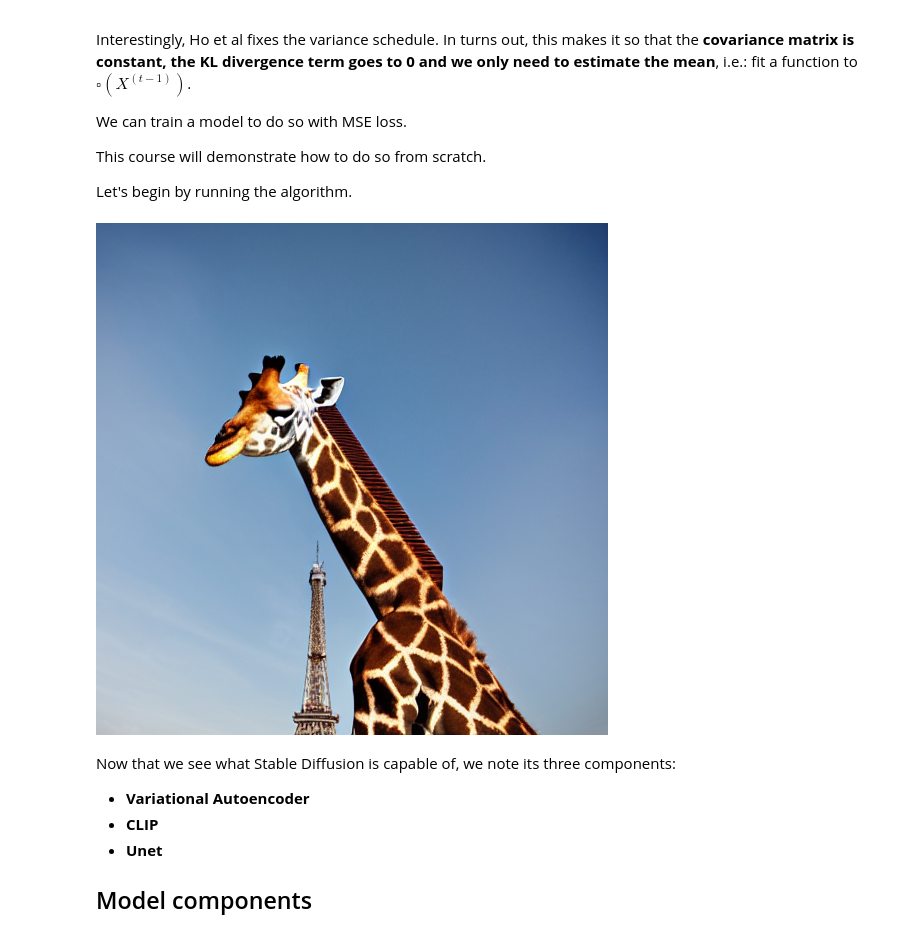
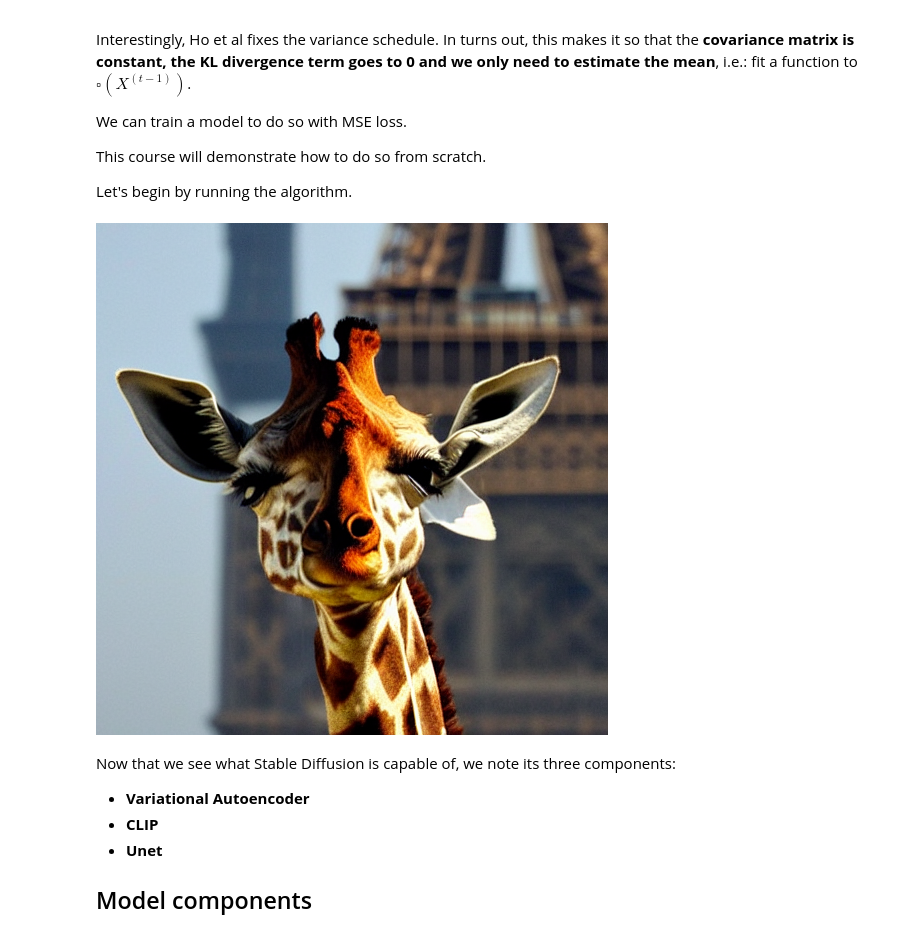
Before and after one commit to jeremyadamsfisher/SlowAI, a Jupyter notebook: nbs/00_overview.ipynb, the cells around one changed output. Cells and saved outputs as stored; diff of their text form; code cells hidden in the pictures.

```diff
--- a/nbs/00_overview.ipynb
+++ b/nbs/00_overview.ipynb
@@ -187,18 +193,18 @@ TORCH_DEVICE = (
 # %%
 pipe = StableDiffusionPipeline.from_pretrained("CompVis/stable-diffusion-v1-4")
 # Use a simple noising scheduler for the initial draft
 pipe.scheduler = LMSDiscreteScheduler(
     beta_start=0.00085,
     beta_end=0.012,
     beta_schedule="scaled_linear",
     num_train_timesteps=1000,
 )
 pipe = pipe.to(TORCH_DEVICE)
 pipe.enable_attention_slicing()
-prompt = "a photo of an giraffe taking a selfie on top of the eiffel tower, dlsr, nikon, national geographic"
+prompt = "a photo of a giraffe in Paris"
 pipe(prompt).images[0]
 # %% [output]
-[figure, old version]
+[figure, new version]
 # %% [markdown]
 Now that we see what Stable Diffusion is capable of, we note its three components:
 
```
Also changed, not shown: parts of 22 cells of this notebook, 9 other files.
